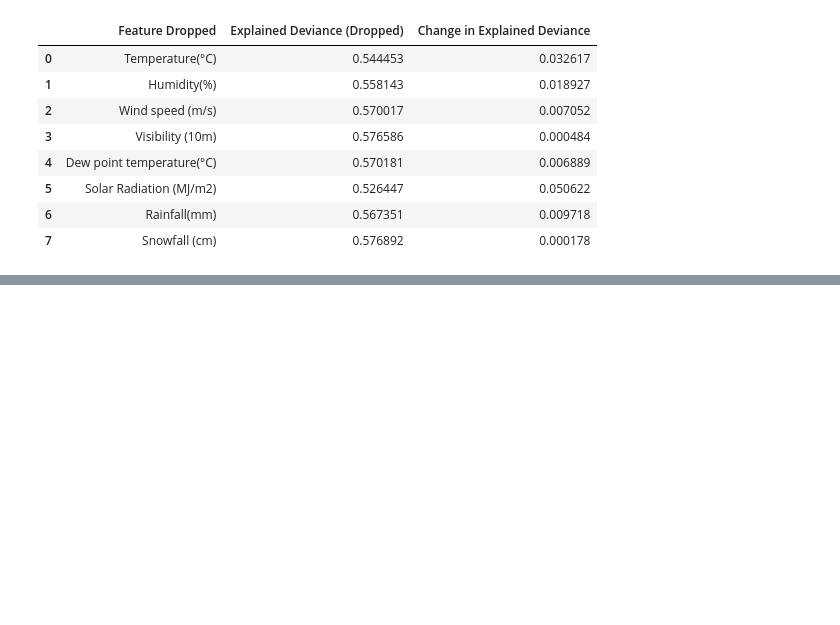
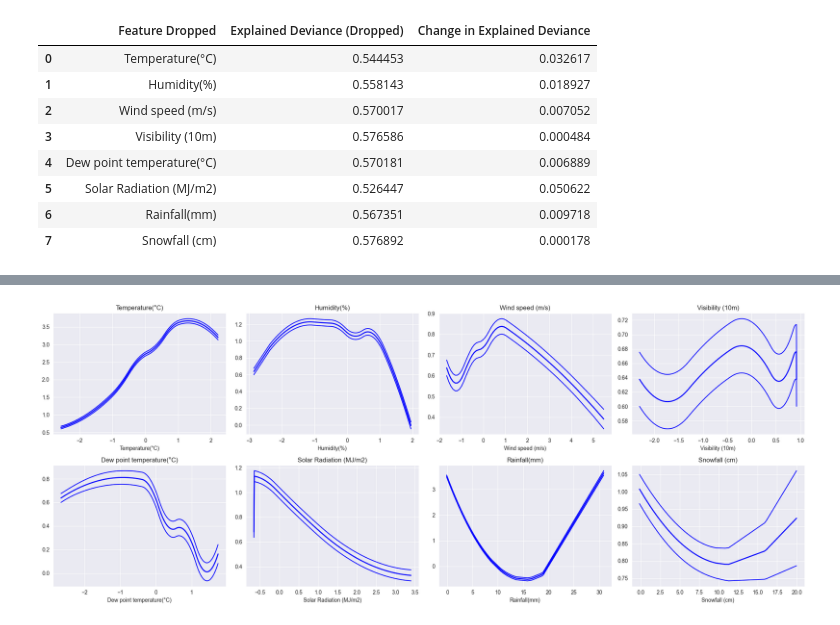
Before and after one commit to shiqizhang06/Bike-Sharing-Demand-Project, a Jupyter notebook: RQ1.ipynb, the cells around one changed output, grey strips where cells are left out. Saved outputs shown, nothing was run; the diff lists cells and outputs as text; code cells hidden in the pictures; blank space fills up the shorter version.

```diff
--- a/RQ1.ipynb
+++ b/RQ1.ipynb
@@ -400,0 +474,20 @@ Fitting 5 folds for each of 36 candidates, totalling 180 fits
+# %%
+import matplotlib.pyplot as plt
+
+fig, axs = plt.subplots(2, 4, figsize=(20, 8))
+axs = axs.flatten()
+
+for i in range(len(X_train_smooth.columns)):
+    gam_result.plot_partial(i, ax=axs[i])
+    axs[i].set_title(X_train_smooth.columns[i])
+
+# Hide any extra axes
+for j in range(len(X_train_smooth.columns), len(axs)):
+    axs[j].axis("off")
+
+plt.tight_layout()
+png_path = "gam_partial_effects.png"
+plt.savefig(png_path, dpi=300)
+plt.show()
+# %% [output]
+[figure, added]
```
Also changed, not shown: parts of 19 cells of this notebook.
